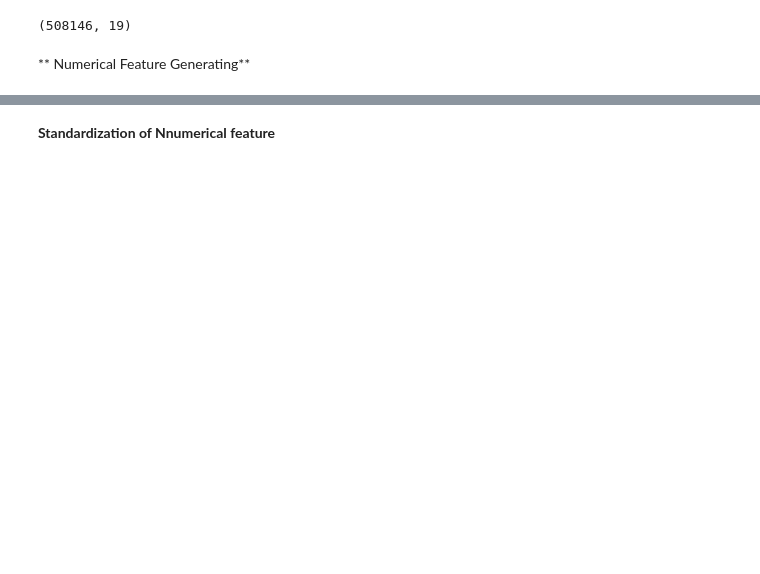
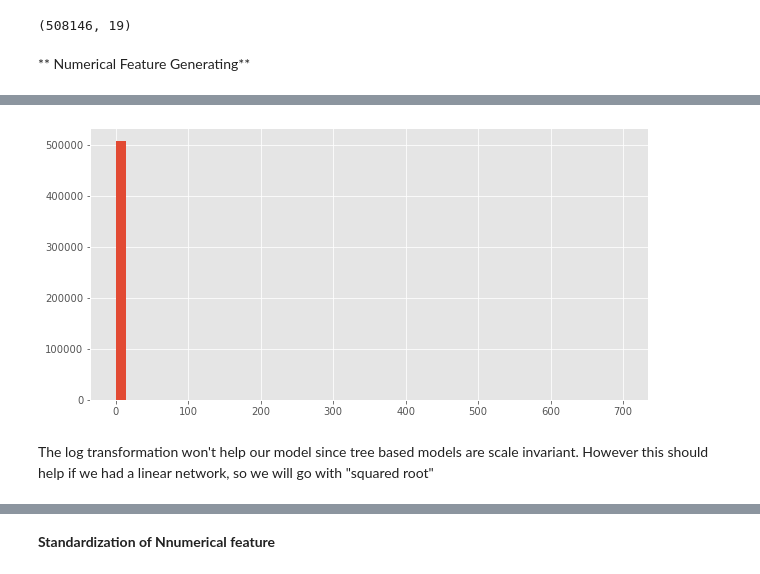
Before and after one commit to iwasbugged/Janatahack-Cross-sell-Prediction, a Jupyter notebook: jantahack_cross_sell_prediction.ipynb, the cells around one changed output, grey strips where cells are left out. Drawn from its saved outputs; the diff is of its cells as text; code cells hidden in the pictures; blank space fills up the shorter version.

```diff
--- a/jantahack_cross_sell_prediction.ipynb
+++ b/jantahack_cross_sell_prediction.ipynb
@@ -165,0 +141,8 @@ df.head()
+# %%
+plt.figure(figsize=(10,5))
+plt.hist(np.log(df['Annual_Premium']) ,  range = (0,700) , bins = 50)
+plt.show()
+# %% [output]
+[figure, added]
+# %% [markdown]
+The log transformation won't help our model since tree based models are scale invariant. However this should help if we had a linear network, so we will go with "squared root"
```
Also changed, not shown: parts of 35 cells of this notebook.
